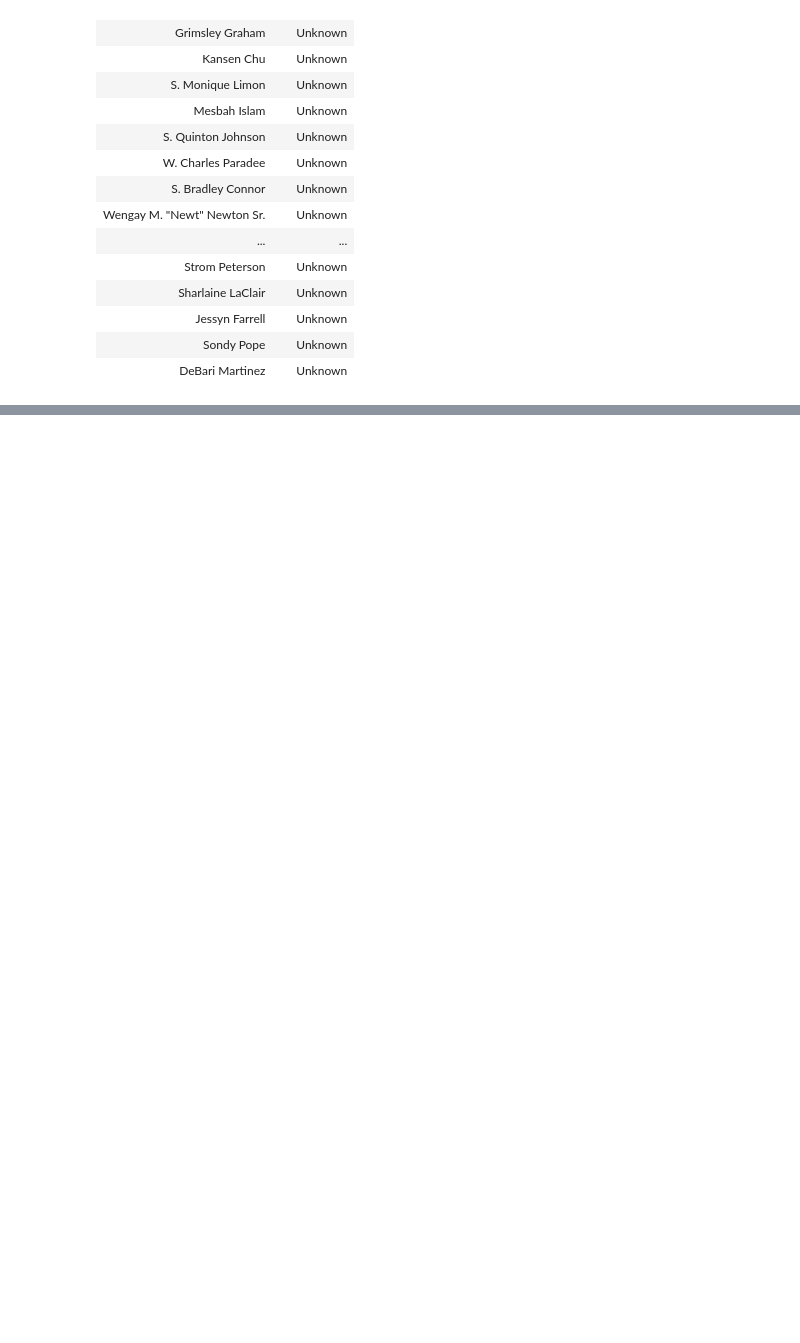
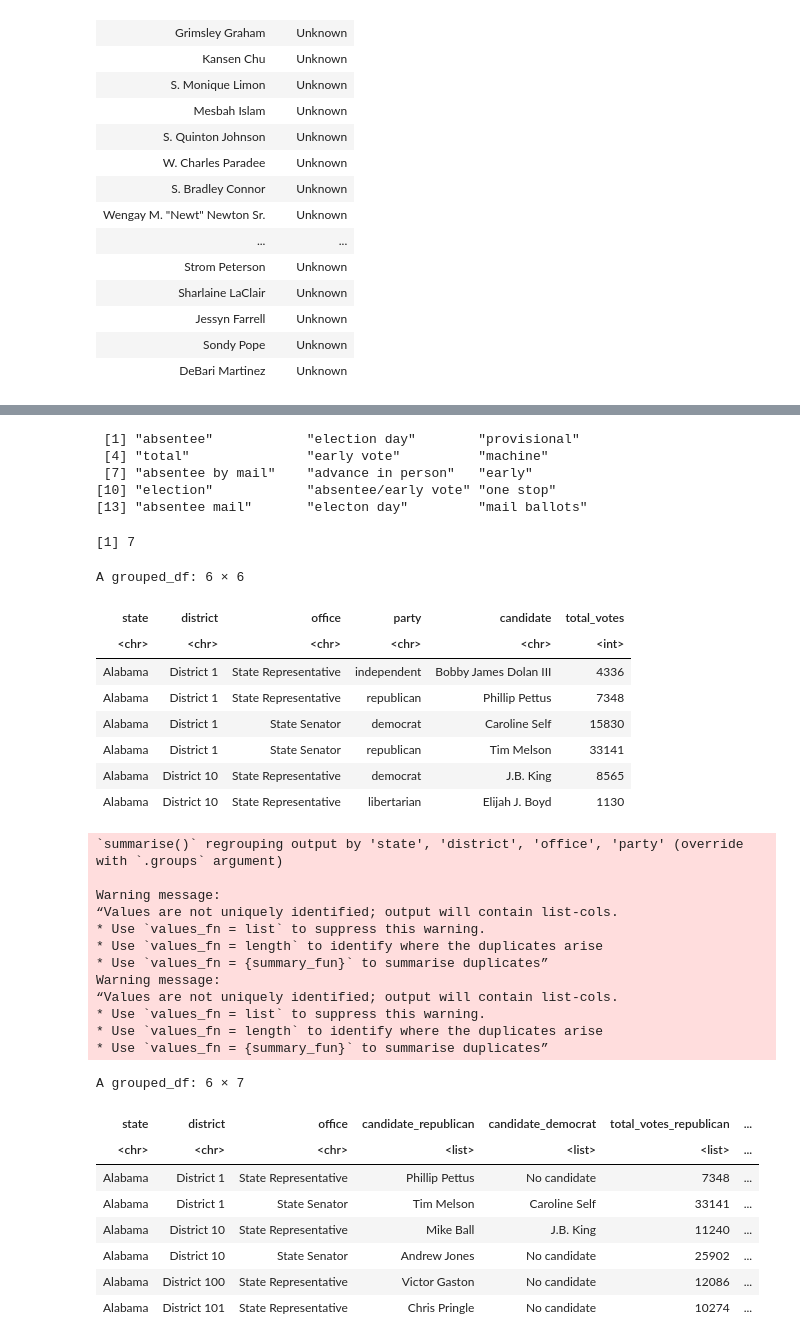
Before and after one commit to michael-bonitati-1117/final_project, a Jupyter notebook: Gender_Code.ipynb, the cells around one changed output, grey strips where cells are left out. Cells and saved outputs as stored; diff of their text form; code cells hidden in the pictures; blank space fills up the shorter version.

```diff
--- a/Gender_Code.ipynb
+++ b/Gender_Code.ipynb
@@ -157,0 +225,70 @@ A data.frame: 71 × 2
+# %%
+# Reformat data to single line per candidate and election
+
+unique(state_elections_2018_filtered$mode)
+
+
+total_list <- state_elections_2018_filtered %>%
+    filter(mode == "total") %>%
+    select(candidate)
+
+non_total_list <- state_elections_2018_filtered %>%
+    filter(!mode == "total") %>%
+    select(candidate)
+
+sum(unique(total_list$candidate) %in% unique(non_total_list$candidate))
+
+match_list <- unique(total_list[total_list$candidate %in% non_total_list$candidate,])
+
+
+test_case <- state_elections_2018_filtered %>%
+    filter(!candidate %in% match_list) %>%
+    group_by(state, district, office, party, candidate) %>%
+    summarize(total_votes = sum(candidatevotes)) %>%
+    arrange(state, district, office)
+
+state_elections_2018_formatted <- test_case %>%
+    filter(party %in% c("democrat", "republican")) %>%
+    pivot_wider(id_cols = c("state", "district", "office"), names_from = party, values_from = c("candidate", "total_votes")) %>%
+    mutate(candidate_democrat = replace_na(candidate_democrat, "No candidate"),
+            candidate_republican = replace_na(candidate_republican, "No candidate"),
+            total_votes_democrat = replace_na(total_votes_democrat, 0),
+            total_votes_republican = replace_na(totalvotes_republican, 0))
+## Prob best possible set up
+# %% [output]
+ [1] "absentee"            "election day"        "provisional"
+ [4] "total"               "early vote"          "machine"
+ [7] "absentee by mail"    "advance in person"   "early"
+[10] "election"            "absentee/early vote" "one stop"
+[13] "absentee mail"       "electon day"         "mail ballots"
+[1] 7
+A grouped_df: 6 × 6
+| state | district | office | party | candidate | total_votes |
+| <chr> | <chr> | <chr> | <chr> | <chr> | <int> |
+| Alabama | District 1 | State Representative | independent | Bobby James Dolan III | 4336 |
+| Alabama | District 1 | State Representative | republican | Phillip Pettus | 7348 |
+| Alabama | District 1 | State Senator | democrat | Caroline Self | 15830 |
+| Alabama | District 1 | State Senator | republican | Tim Melson | 33141 |
+| Alabama | District 10 | State Representative | democrat | J.B. King | 8565 |
+| Alabama | District 10 | State Representative | libertarian | Elijah J. Boyd | 1130 |
+`summarise()` regrouping output by 'state', 'district', 'office', 'party' (override with `.groups` argument)
+
+Warning message:
+“Values are not uniquely identified; output will contain list-cols.
+* Use `values_fn = list` to suppress this warning.
+* Use `values_fn = length` to identify where the duplicates arise
+* Use `values_fn = {summary_fun}` to summarise duplicates”
+Warning message:
+“Values are not uniquely identified; output will contain list-cols.
+* Use `values_fn = list` to suppress this warning.
+* Use `values_fn = length` to identify where the duplicates arise
+* Use `values_fn = {summary_fun}` to summarise duplicates”
+A grouped_df: 6 × 7
+| state | district | office | candidate_republican | candidate_democrat | total_votes_republican | ... |
+| <chr> | <chr> | <chr> | <list> | <list> | <list> | ... |
+| Alabama | District 1 | State Representative | Phillip Pettus | No candidate | 7348 | ... |
+| Alabama | District 1 | State Senator | Tim Melson | Caroline Self | 33141 | ... |
+| Alabama | District 10 | State Representative | Mike Ball | J.B. King | 11240 | ... |
+| Alabama | District 10 | State Senator | Andrew Jones | No candidate | 25902 | ... |
+| Alabama | District 100 | State Representative | Victor Gaston | No candidate | 12086 | ... |
+| Alabama | District 101 | State Representative | Chris Pringle | No candidate | 10274 | ... |
```
Also changed, not shown: parts of 6 cells of this notebook.
